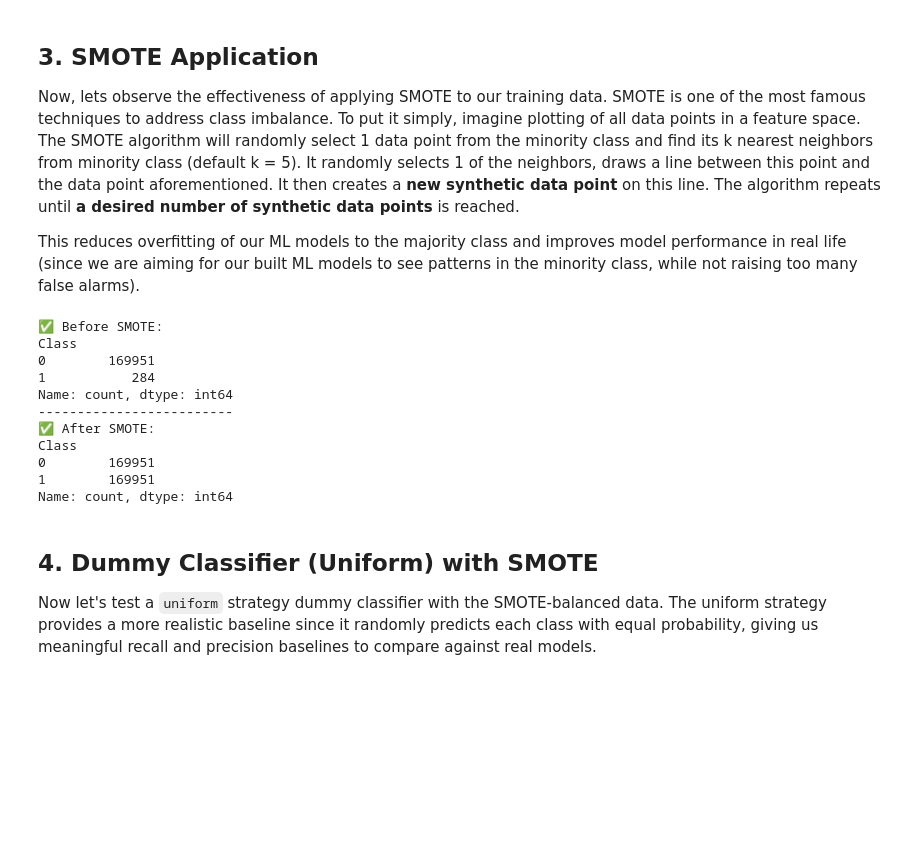
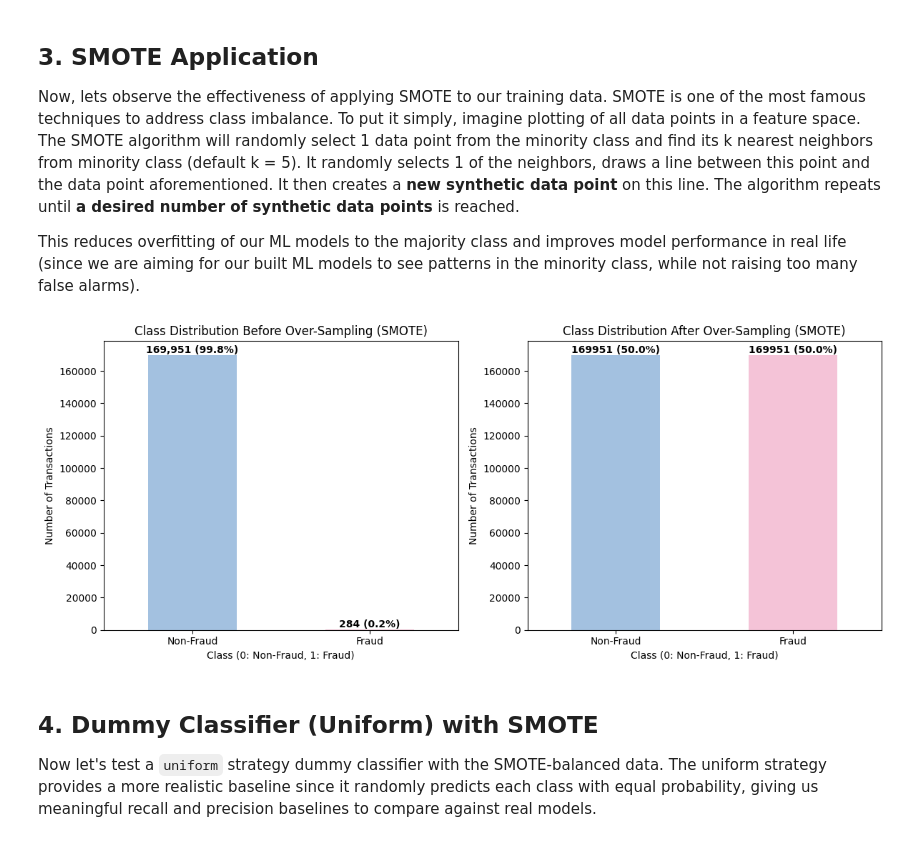
Before and after one commit to luuuneytunes12/Fraud-Detection-ML, a Jupyter notebook: notebooks/02-cwl-dummyclassifier.ipynb, the cells around one changed output. Cells and saved outputs as stored; diff of their text form; code cells hidden in the pictures; blank space fills up the shorter version.

```diff
--- a/notebooks/02-cwl-dummyclassifier.ipynb
+++ b/notebooks/02-cwl-dummyclassifier.ipynb
@@ -232,23 +214,10 @@ Now, lets observe the effectiveness of applying SMOTE to our training data. SMOT
 This reduces overfitting of our ML models to the majority class and improves model performance in real life (since we are aiming for our built ML models to see patterns in the minority class, while not raising too many false alarms).
 # %%
 # - Apply SMOTE using ApplySmote class -
-smote_balancer = data_prep.ApplySmote(random_state=42)
+smote_balancer = dp.ApplySmote(random_state=42)
 X_train_smote, y_train_smote = smote_balancer.fit_resample(X_train_scaled, y_train)
-
-# - Display class distribution before and after -
-smote_balancer.print_class_distribution(y_train, y_train_smote)
 # %% [output]
-✅ Before SMOTE:
-Class
-0        169951
-1           284
-Name: count, dtype: int64
--------------------------
-✅ After SMOTE:
-Class
-0        169951
-1        169951
-Name: count, dtype: int64
+[figure, added]
 # %% [markdown]
 ## 4. Dummy Classifier (Uniform) with SMOTE
 
```
Also changed, not shown: parts of 13 cells of this notebook, 25 other files.
